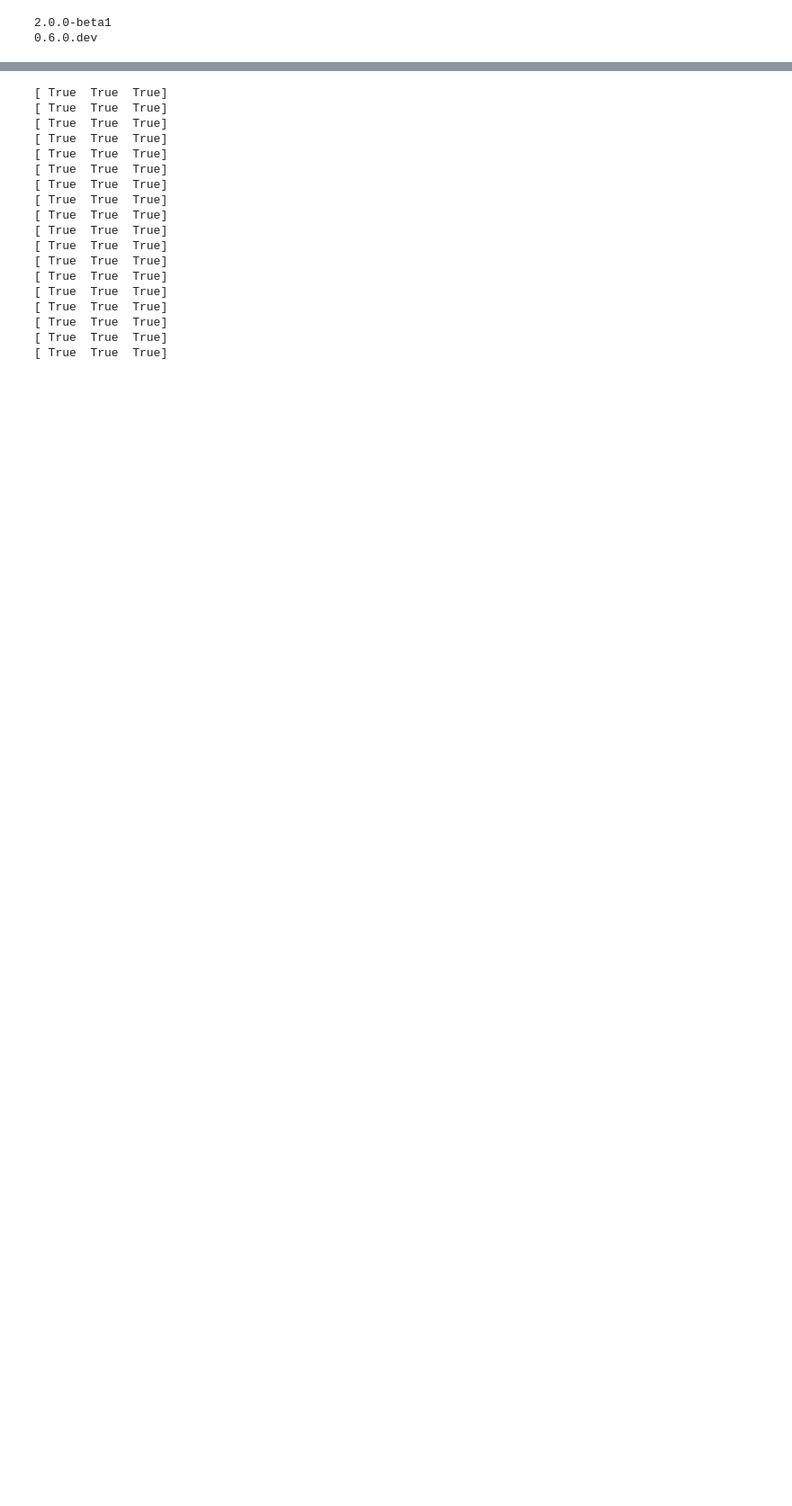
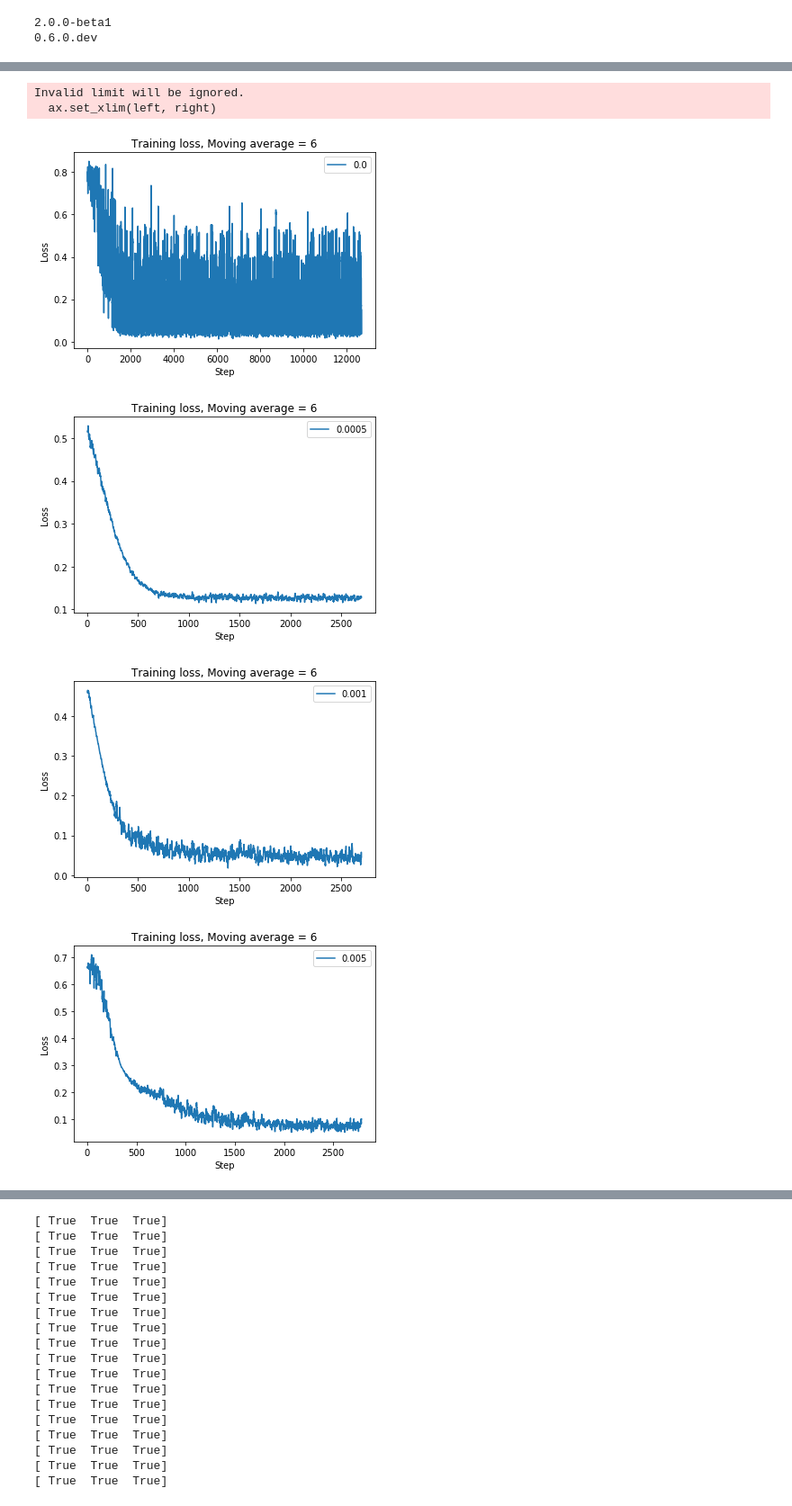
Before and after one commit to DuckTigger/StateDiscrimination_withCirq, a Jupyter notebook: create_outputs.ipynb, the cells around one changed output, grey strips where cells are left out. Shown at 90% size. Drawn from its saved outputs; the diff is of its cells as text; code cells hidden in the pictures; blank space fills up the shorter version.

```diff
--- a/create_outputs.ipynb
+++ b/create_outputs.ipynb
@@ -225,18 +222,18 @@ def plot_loss_fn(folder, n=6, cutoff=100000):
     tot_cost = float(params['cost_error']) + float(params['cost_incon'])
     loss = np.array(loss)
     loss = loss / tot_cost
-    np.save((step, loss), os.path.join(folder, 'outputs', 'loss_fn.npy'))
+    np.save(os.path.join(folder, 'outputs', 'loss_fn.npy'), (steps, loss))
     loss_ma = moving_average(loss, n)
     step_ma = moving_average(steps, n)
     ax.plot(list(step_ma), list(loss_ma), label=noise_level)
     ax.legend()
     plt.savefig(os.path.join(folder, 'outputs', 'loss_fn.png'))
-    plt.show()
 
 def save_loss_fns(directory: str):
     folder_list = [f for f in os.listdir(directory) if os.path.isdir(os.path.join(directory, f))]
     for path in folder_list:
-        plot_loss_fn(os.path.join(directory, path))
+        if os.path.exists(os.path.join(directory, path, 'saved_params.json')):
+            plot_loss_fn(os.path.join(directory, path))
 # save_loss_fns(r"C:\Users\Andrew Patterson\Documents\PhD\cirq_state_discrimination\checkpoints\myriad_data\tf_noise_off_g")
 # %%
 def create_data_frame(directory: str):
@@ -377,26 +374,33 @@ def log_on_one_plot(directory: str):
 # log_on_one_plot(r'C:\Users\Andrew Patterson\Documents\PhD\cirq_state_discrimination\checkpoints\myriad_data\tf_noise_array')
 # %%
 if sys.platform.startswith('win'):
-    checkpoints = "C:\\Users\\Andrew Patterson\\Documents\\PhD\\cirq_state_discrimination\\checkpoints\\myriad_data\\"
+    checkpoints = "C:\\Users\\Andrew Patterson\\Documents\\PhD\\cirq_state_discrimination\\checkpoints\\myriad_data\\new_script"
 else:
     checkpoints = "/home/zcapga1/Scratch/state_discrimination/training_out/"
 
 # runs = ['tf_noise_off', 'tf_old_dicts_noise_off', 'cirq_training_noise_off', 'tf_noise_array', 'tf_old_dicts_noise_array', 'tf_old_dicts_noise_off']
 runs = os.listdir(checkpoints)
-rm = ['BAD_RUNS', 'cirq_training_noise_off', 'cirq_training_noise_on_array', 'cirq_training_noise_off_long', 'cirq_training_noise_on_array_long']
-for r in rm:
-    runs.remove(r)
+# rm = ['BAD_RUNS', 'cirq_training_noise_off', 'cirq_training_noise_on_array', 'cirq_training_noise_off_long', 'cirq_training_noise_on_array_long']
+# for r in rm:
+#     runs.remove(r)
 folder_list = [os.path.join(checkpoints, f) for f in runs]
 
-noise_levels = [0.0, 0.0005, 0.001, 0.005, 0.01, 0.05, 0.1, 0.25]
+noise_levels = [0.0, 0.0005, 0.001, 0.005, 0.01, 0.05, 0.1]
 def run_on_all_folders(folders: list, noise_levels: list):
     for folder in folders:
-        generate_output_file(folder)
+#         generate_output_file(folder)
         label_plot(folder)
         save_loss_fns(folder)
         create_data_frame(folder)
-        pre_trained_multiple(folder, noise_levels)
+#         pre_trained_multiple(folder, noise_levels)
         label_plot_val_levels(folder)
         log_on_one_plot(folder)
 
-# run_on_all_folders(folder_list, noise_levels)
+run_on_all_folders(folder_list, noise_levels)
+# %% [output]
+Invalid limit will be ignored.
+  ax.set_xlim(left, right)
+[figure, added]
+[figure, added]
+[figure, added]
+[figure, added]
```
Also changed, not shown: parts of 3 cells of this notebook, 2 other files.
